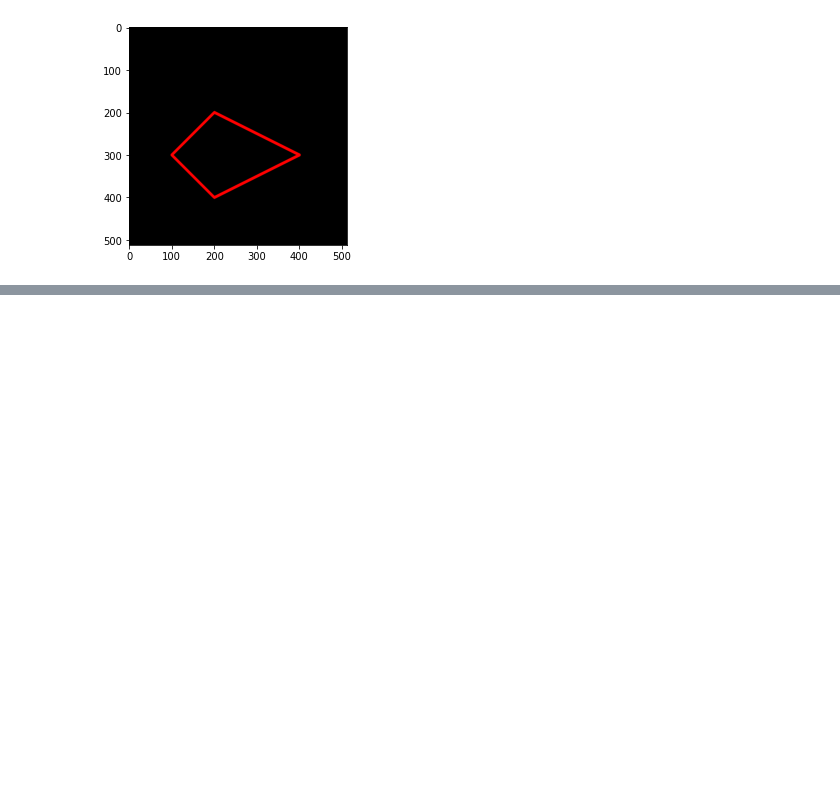
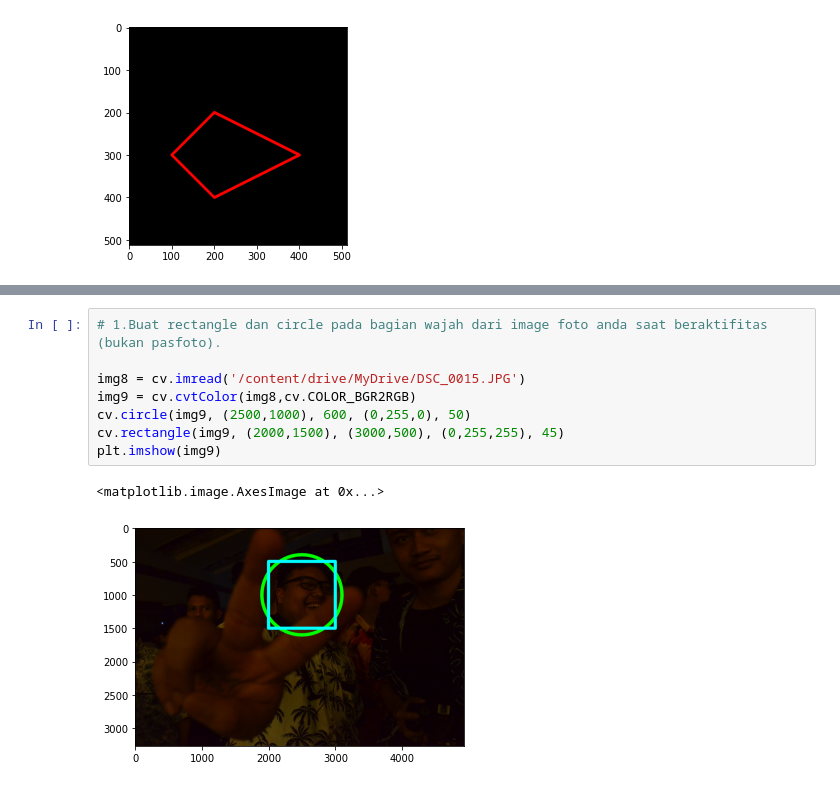
Before and after one commit to ahmadhafis/PCVK_Genap_2022, a Jupyter notebook: Week2.ipynb, the cells around one changed output, grey strips where cells are left out. Saved outputs shown, nothing was run; the diff lists cells and outputs as text; blank space fills up the shorter version.

```diff
--- a/Week2.ipynb
+++ b/Week2.ipynb
@@ -252,0 +263,11 @@ plt.imshow(black_img2)
+# %%
+# 1.Buat rectangle dan circle pada bagian wajah dari image foto anda saat beraktifitas (bukan pasfoto).
+
+img8 = cv.imread('/content/drive/MyDrive/DSC_0015.JPG')
+img9 = cv.cvtColor(img8,cv.COLOR_BGR2RGB)
+cv.circle(img9, (2500,1000), 600, (0,255,0), 50)
+cv.rectangle(img9, (2000,1500), (3000,500), (0,255,255), 45)
+plt.imshow(img9)
+# %% [output]
+<matplotlib.image.AxesImage at 0x...>
+[figure, added]
```
Also changed, not shown: parts of 4 cells of this notebook.
